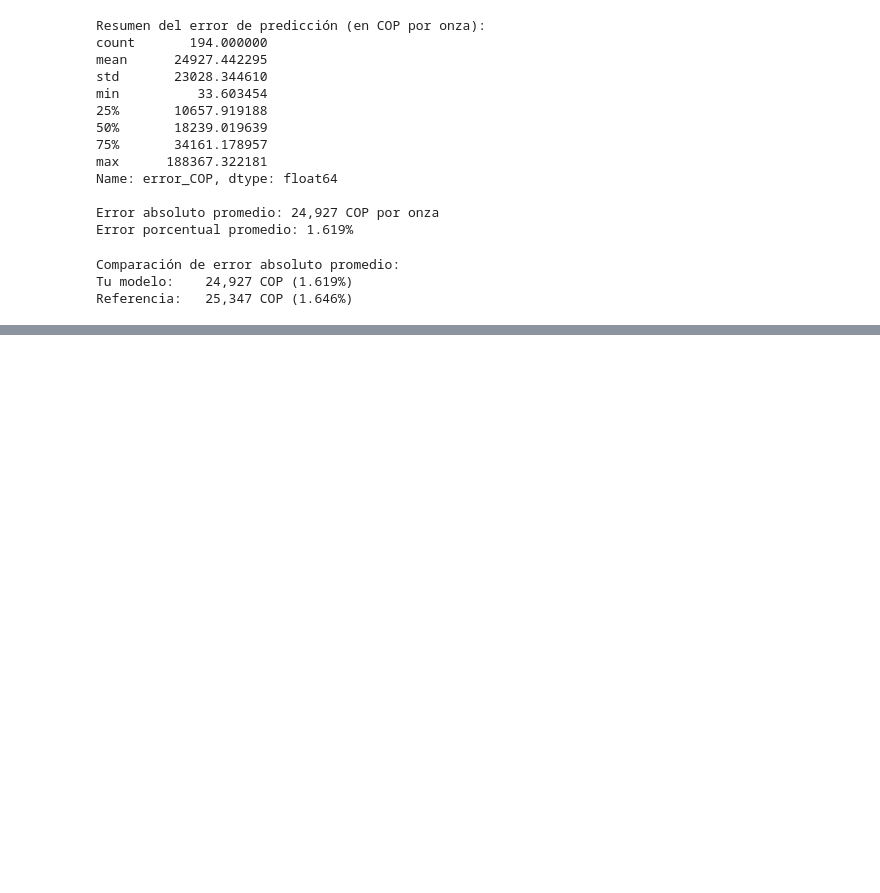
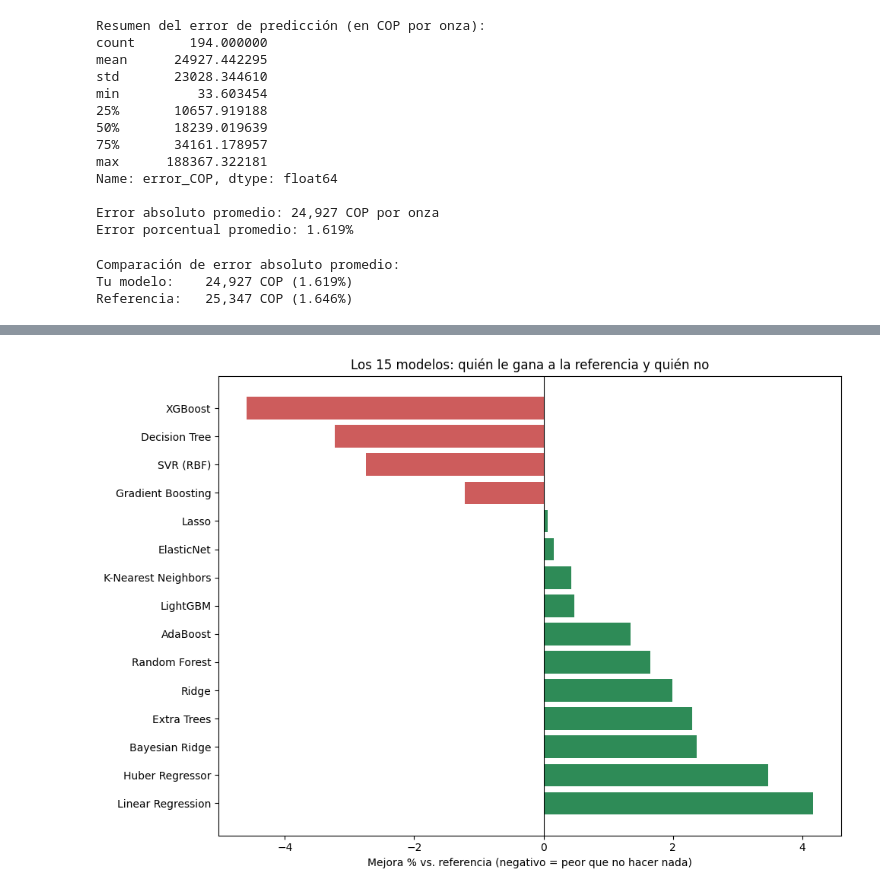
Before and after one commit to michaelsteven1299/proyecto_michael-, a Jupyter notebook: src/04_modelo.ipynb, the cells around one changed output, grey strips where cells are left out. Cells and saved outputs as stored; diff of their text form; code cells hidden in the pictures; blank space fills up the shorter version.

```diff
--- a/src/04_modelo.ipynb
+++ b/src/04_modelo.ipynb
@@ -378,0 +411,12 @@ Referencia:   25,347 COP (1.646%)
+# %%
+fig, ax = plt.subplots(figsize=(10, 7))
+df_plot = df_ranking.sort_values("rmse_promedio")
+colores2 = ['seagreen' if m > 0 else 'indianred' for m in df_plot['mejora_%']]
+ax.barh(df_plot['modelo'], df_plot['mejora_%'], color=colores2)
+ax.axvline(0, color='black', linewidth=0.8)
+ax.set_xlabel('Mejora % vs. referencia (negativo = peor que no hacer nada)')
+ax.set_title('Los 15 modelos: quién le gana a la referencia y quién no')
+plt.tight_layout()
+plt.show()
+# %% [output]
+[figure, added]
```
Also changed, not shown: parts of 2 cells of this notebook.
